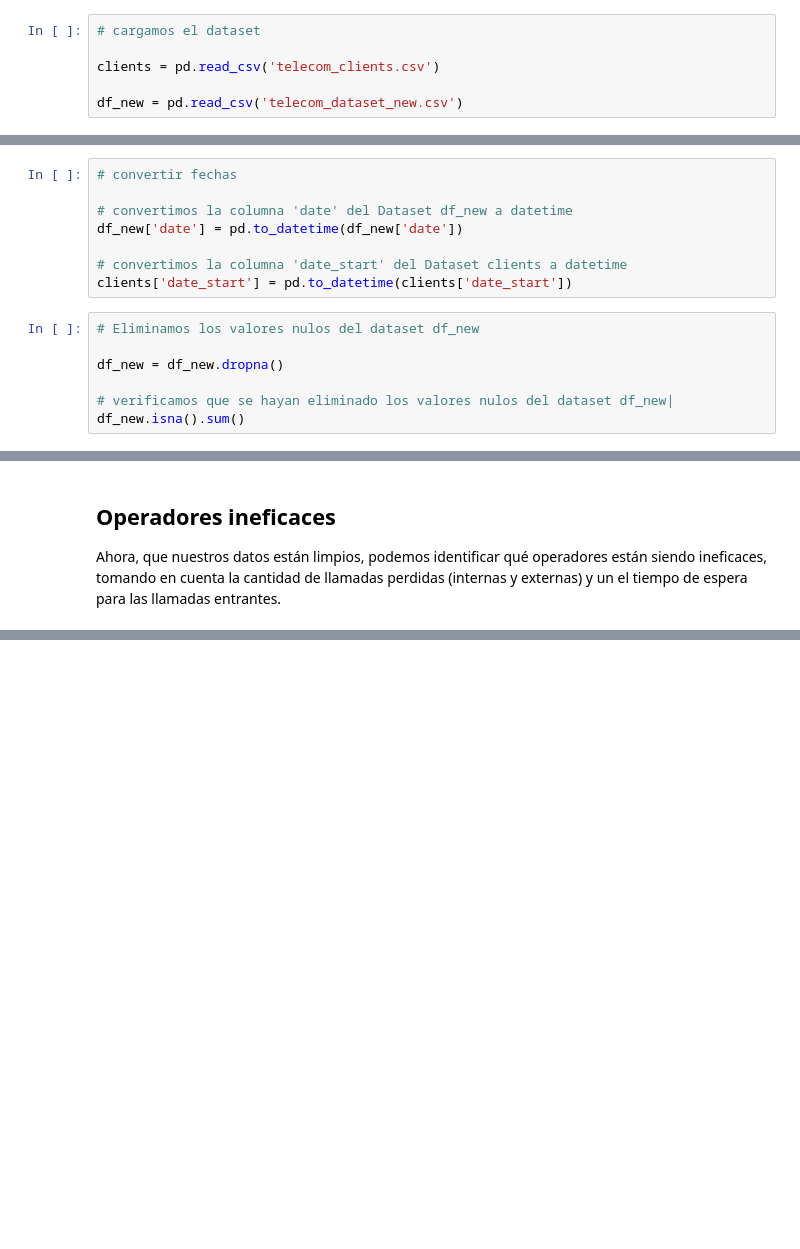
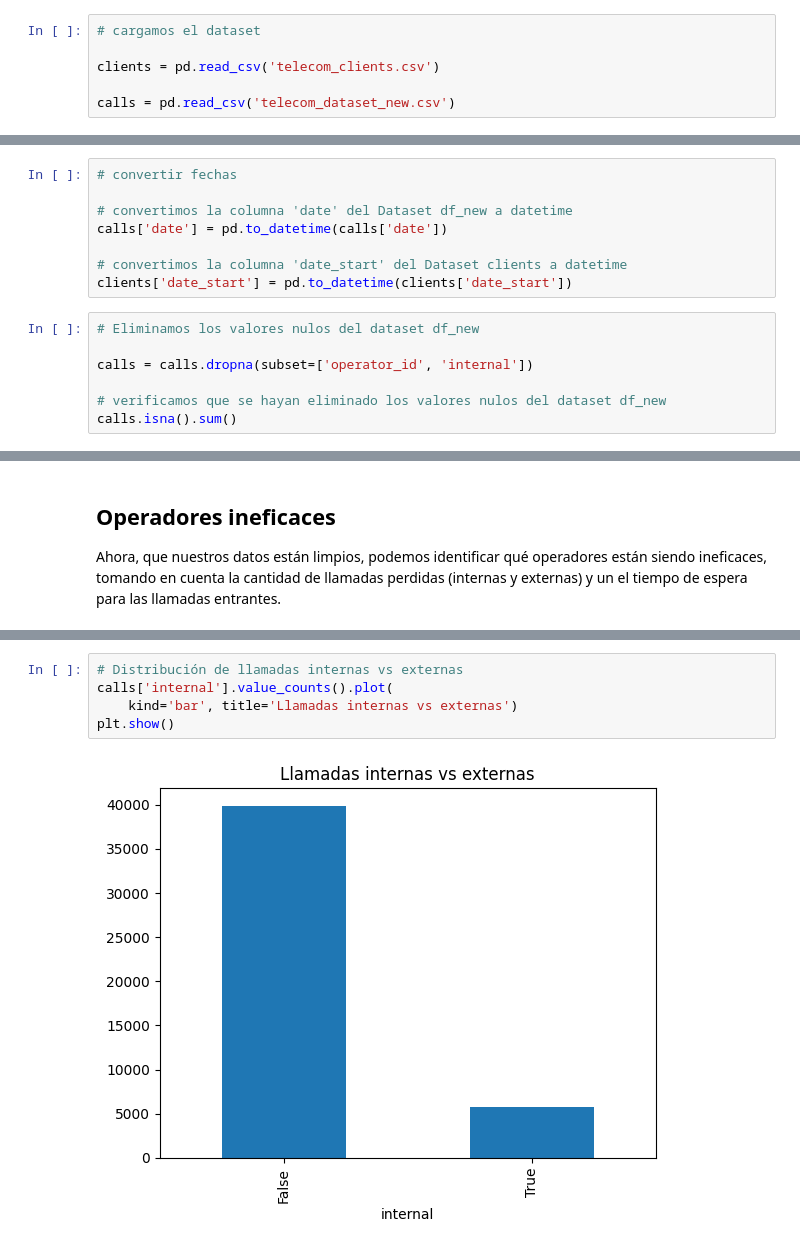
Before and after one commit to DevLearnsAl/Efficency-Analysis---CallMe-Maybe, a Jupyter notebook: Proyecto final.ipynb, the cells around one changed output, grey strips where cells are left out. Saved outputs shown, nothing was run; the diff lists cells and outputs as text; blank space fills up the shorter version.

```diff
--- a/Proyecto final.ipynb
+++ b/Proyecto final.ipynb
@@ -14,7 +16,7 @@ import seaborn as sns
 
 clients = pd.read_csv('telecom_clients.csv')
 
-df_new = pd.read_csv('telecom_dataset_new.csv')
+calls = pd.read_csv('telecom_dataset_new.csv')
 # %% [markdown]
 ## Exploración de los datos
 # %%
@@ -94,17 +124,17 @@ dtype: int64
 # convertir fechas
 
 # convertimos la columna 'date' del Dataset df_new a datetime
-df_new['date'] = pd.to_datetime(df_new['date'])
+calls['date'] = pd.to_datetime(calls['date'])
 
 # convertimos la columna 'date_start' del Dataset clients a datetime
 clients['date_start'] = pd.to_datetime(clients['date_start'])
 # %%
 # Eliminamos los valores nulos del dataset df_new
 
-df_new = df_new.dropna()
+calls = calls.dropna(subset=['operator_id', 'internal'])
 
-# verificamos que se hayan eliminado los valores nulos del dataset df_new|
-df_new.isna().sum()
+# verificamos que se hayan eliminado los valores nulos del dataset df_new
+calls.isna().sum()
 # %% [output]
 user_id                0
 date                   0
@@ -144,4 +174,11 @@ internal
 False    39861
 True      5809
 Name: count, dtype: int64
+# %%
+# Distribución de llamadas internas vs externas
+calls['internal'].value_counts().plot(
+    kind='bar', title='Llamadas internas vs externas')
+plt.show()
+# %% [output]
+[figure, added]
 # %%
```
Also changed, not shown: parts of 43 cells of this notebook.
